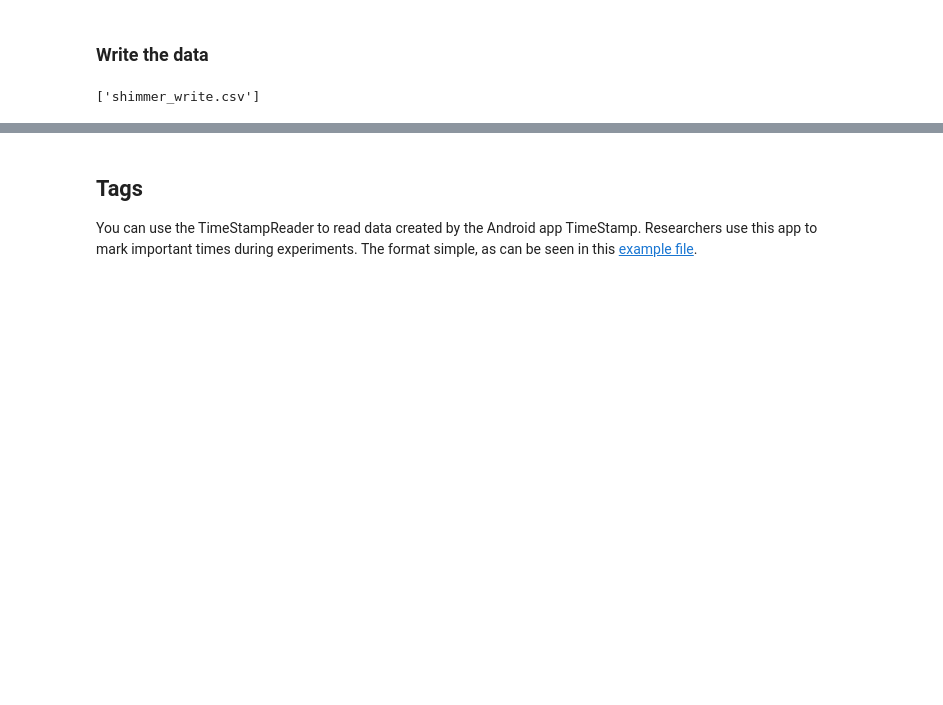
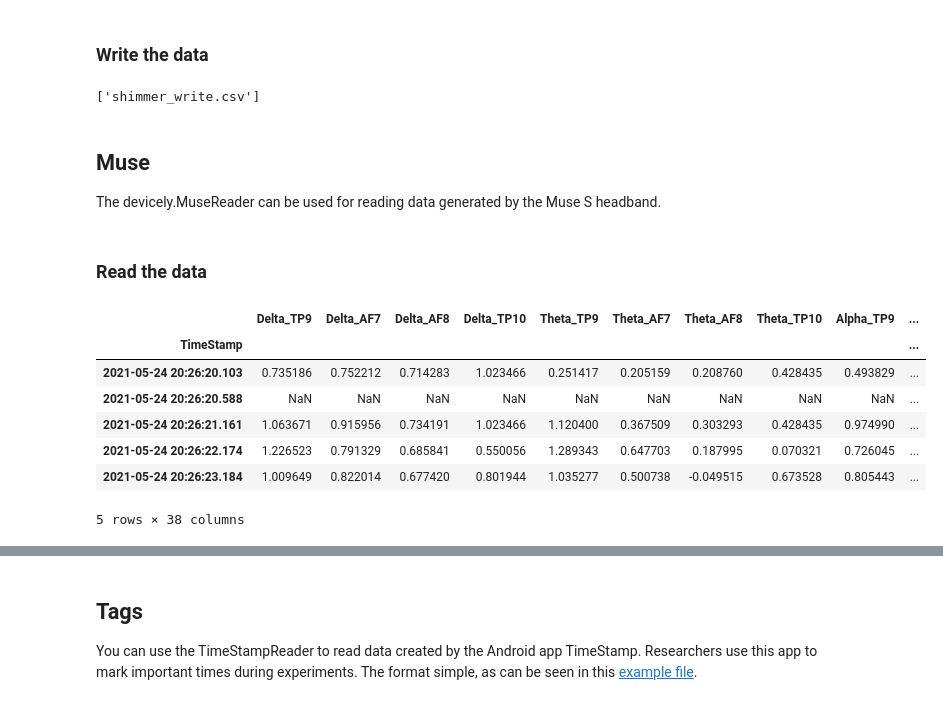
Before and after one commit to hpi-dhc/devicely, a Jupyter notebook: sphinx/examples.ipynb, the cells around one changed output, grey strips where cells are left out. Drawn from its saved outputs; the diff is of its cells as text; code cells hidden in the pictures; blank space fills up the shorter version.

Commit message:
add Muse to sphinx docs

```diff
--- a/sphinx/examples.ipynb
+++ b/sphinx/examples.ipynb
@@ -377,3 +377,21 @@ shimmer_reader.write(os.path.join(shimmer_write_path, 'shimmer_write.csv'))
 os.listdir(shimmer_write_path)
 # %% [output]
 ['shimmer_write.csv']
+# %% [markdown]
+## Muse
+
+The devicely.MuseReader can be used for reading data generated by the Muse S headband.
+# %% [markdown]
+### Read the data
+# %%
+muse_reader = devicely.MuseReader(os.path.join('Muse', 'data.csv'))
+muse_reader.data.head()
+# %% [output]
+|  | Delta_TP9 | Delta_AF7 | Delta_AF8 | Delta_TP10 | Theta_TP9 | Theta_AF7 | Theta_AF8 | Theta_TP10 | Alpha_TP9 | ... |
+| TimeStamp |  |  |  |  |  |  |  |  |  | ... |
+| 2021-05-24 20:26:20.103 | 0.735186 | 0.752212 | 0.714283 | 1.023466 | 0.251417 | 0.205159 | 0.208760 | 0.428435 | 0.493829 | ... |
+| 2021-05-24 20:26:20.588 | NaN | NaN | NaN | NaN | NaN | NaN | NaN | NaN | NaN | ... |
+| 2021-05-24 20:26:21.161 | 1.063671 | 0.915956 | 0.734191 | 1.023466 | 1.120400 | 0.367509 | 0.303293 | 0.428435 | 0.974990 | ... |
+| 2021-05-24 20:26:22.174 | 1.226523 | 0.791329 | 0.685841 | 0.550056 | 1.289343 | 0.647703 | 0.187995 | 0.070321 | 0.726045 | ... |
+| 2021-05-24 20:26:23.184 | 1.009649 | 0.822014 | 0.677420 | 0.801944 | 1.035277 | 0.500738 | -0.049515 | 0.673528 | 0.805443 | ... |
+5 rows × 38 columns
```
Also changed, not shown: parts of 10 cells of this notebook, 2 other files.
